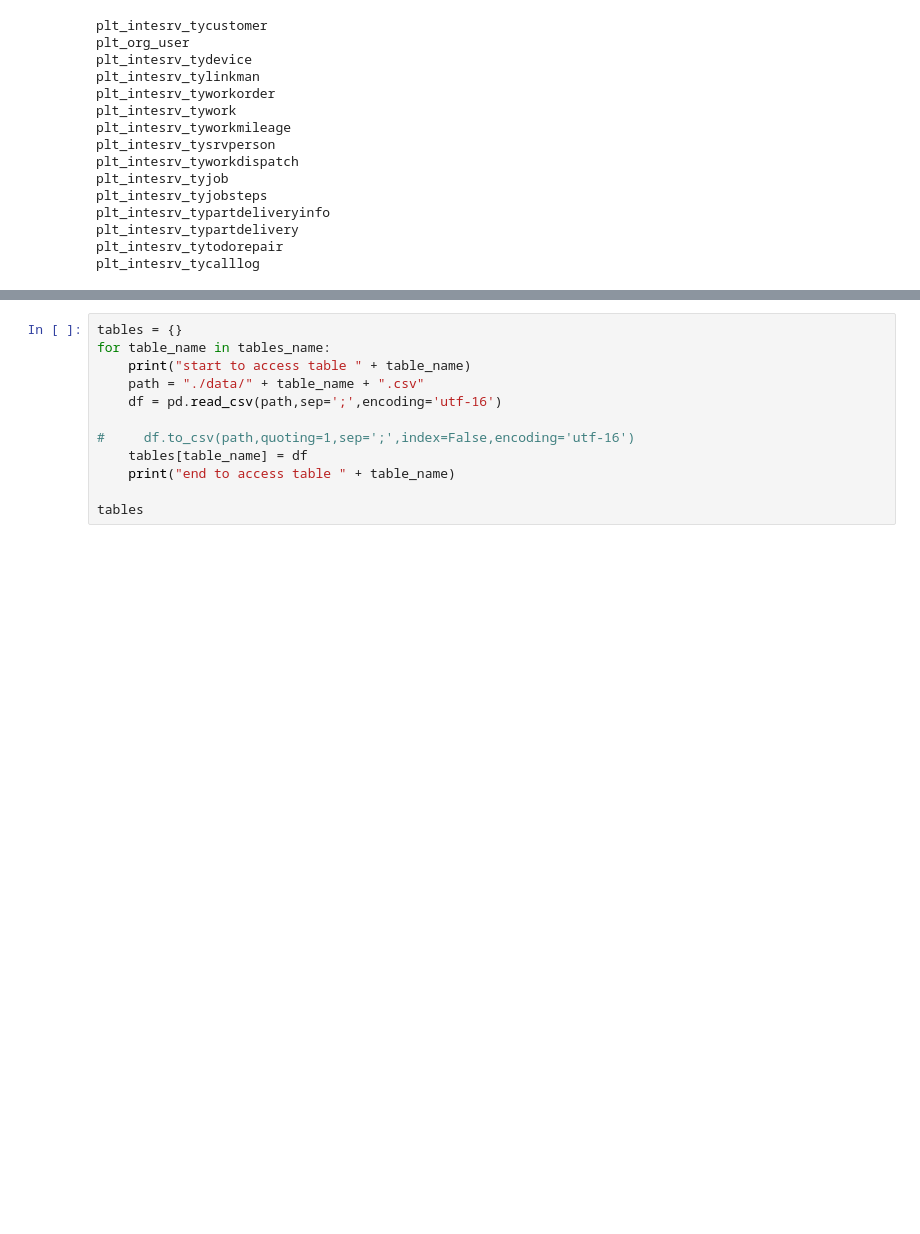
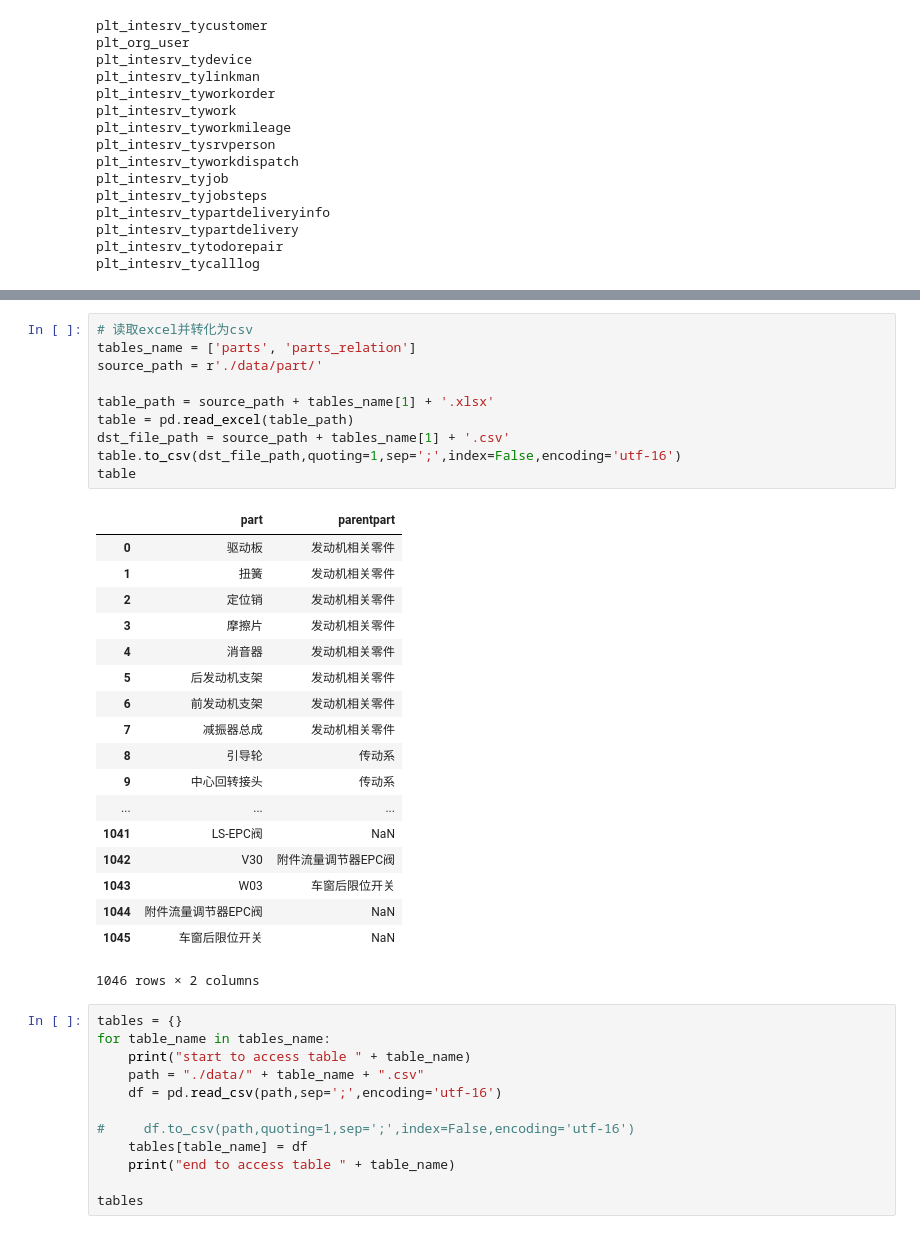
Before and after one commit to YaoyaoChang/TianyuanDataKnowledgeGraph, a Jupyter notebook: readMySQL.ipynb, the cells around one changed output, grey strips where cells are left out. Saved outputs shown, nothing was run; the diff lists cells and outputs as text; blank space fills up the shorter version.

```diff
--- a/readMySQL.ipynb
+++ b/readMySQL.ipynb
@@ -162,6 +153,35 @@ end to access table source_inspectresult
 start to access table zhouweitest
 end to access table zhouweitest
 {}
+# %%
+# 读取excel并转化为csv
+tables_name = ['parts', 'parts_relation']
+source_path = r'./data/part/'
+
+table_path = source_path + tables_name[1] + '.xlsx'
+table = pd.read_excel(table_path)
+dst_file_path = source_path + tables_name[1] + '.csv'
+table.to_csv(dst_file_path,quoting=1,sep=';',index=False,encoding='utf-16')
+table
+# %% [output]
+|  | part | parentpart |
+| 0 | 驱动板 | 发动机相关零件 |
+| 1 | 扭簧 | 发动机相关零件 |
+| 2 | 定位销 | 发动机相关零件 |
+| 3 | 摩擦片 | 发动机相关零件 |
+| 4 | 消音器 | 发动机相关零件 |
+| 5 | 后发动机支架 | 发动机相关零件 |
+| 6 | 前发动机支架 | 发动机相关零件 |
+| 7 | 减振器总成 | 发动机相关零件 |
+| 8 | 引导轮 | 传动系 |
+| 9 | 中心回转接头 | 传动系 |
+| ... | ... | ... |
+| 1041 | LS-EPC阀 | NaN |
+| 1042 | V30 | 附件流量调节器EPC阀 |
+| 1043 | W03 | 车窗后限位开关 |
+| 1044 | 附件流量调节器EPC阀 | NaN |
+| 1045 | 车窗后限位开关 | NaN |
+1046 rows × 2 columns
 # %%
 tables = {}
 for table_name in tables_name:
```
Also changed, not shown: parts of 4 cells of this notebook, 7 other files.
